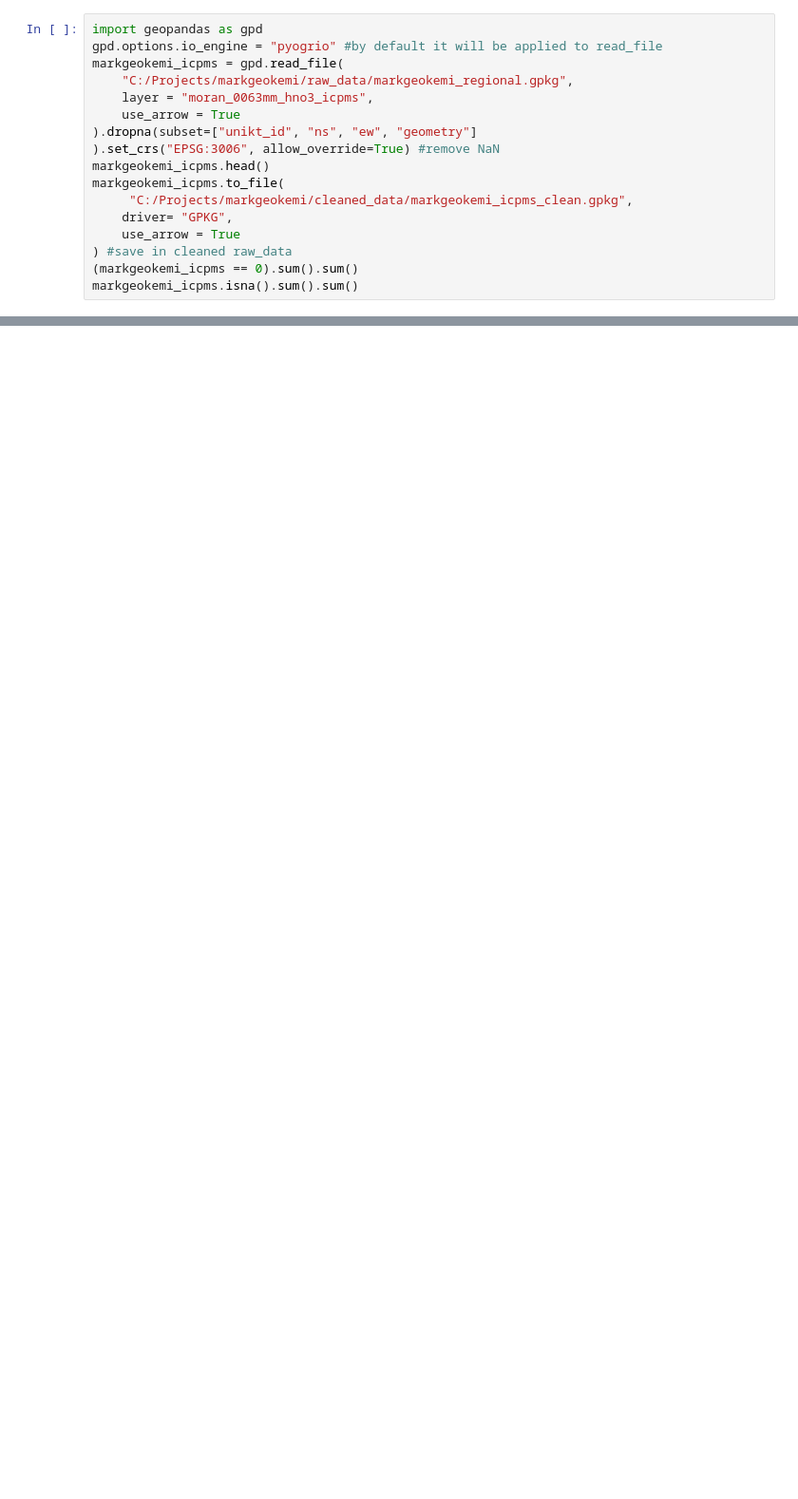
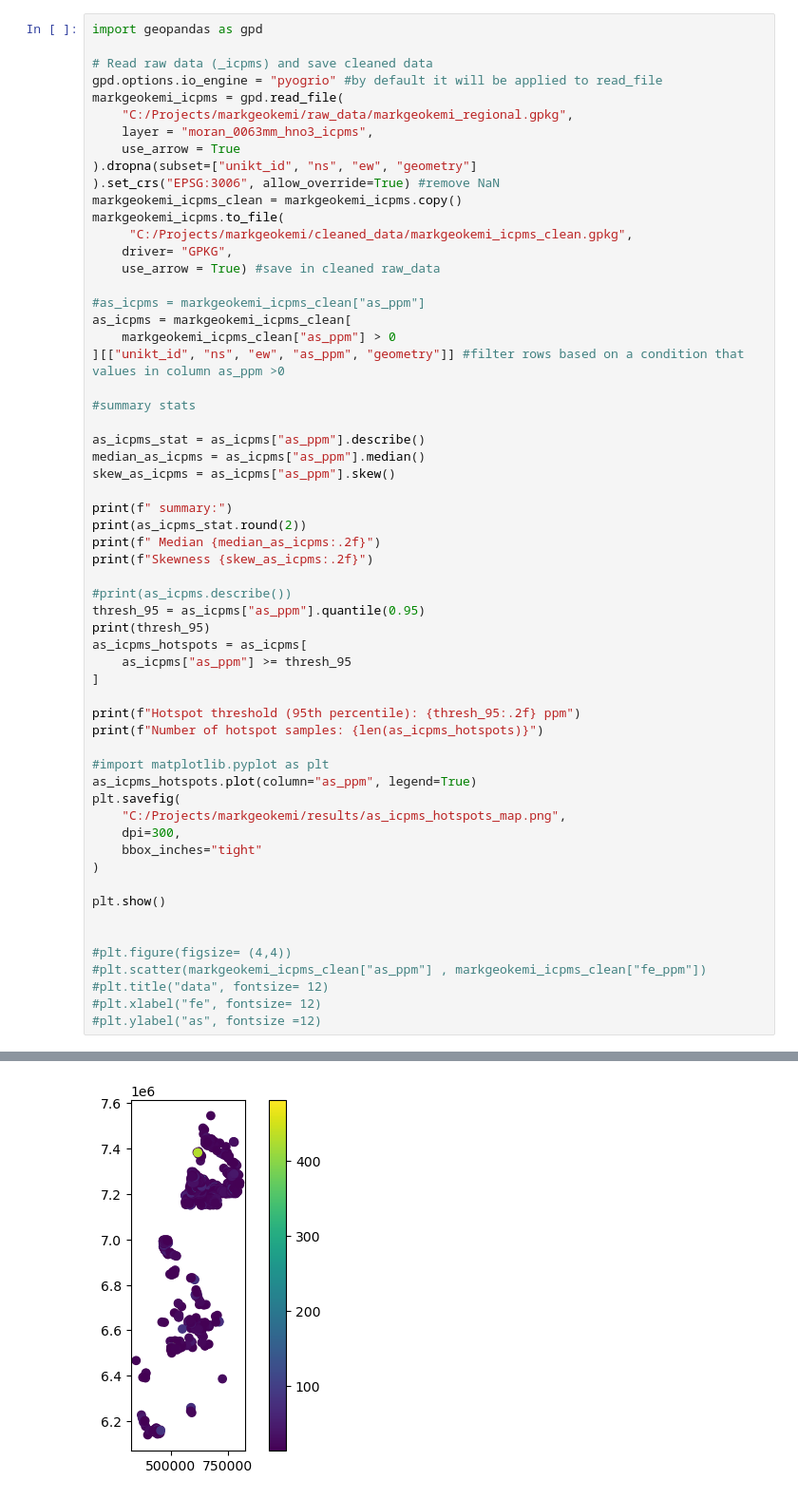
Before and after one commit to M-Tuy/markgeokemi, a Jupyter notebook: notebooks/arsenic_clean.ipynb, the cells around one changed output, grey strips where cells are left out. Shown at 95% size. Drawn from its saved outputs; the diff is of its cells as text; blank space fills up the shorter version.

```diff
--- a/notebooks/arsenic_clean.ipynb
+++ b/notebooks/arsenic_clean.ipynb
@@ -1,5 +1,7 @@
 # %%
 import geopandas as gpd
+
+# Read raw data (_icpms) and save cleaned data
 gpd.options.io_engine = "pyogrio" #by default it will be applied to read_file
 markgeokemi_icpms = gpd.read_file(
     "C:/Projects/markgeokemi/raw_data/markgeokemi_regional.gpkg",
@@ -7,12 +9,52 @@ markgeokemi_icpms = gpd.read_file(
     use_arrow = True
 ).dropna(subset=["unikt_id", "ns", "ew", "geometry"]
 ).set_crs("EPSG:3006", allow_override=True) #remove NaN
-markgeokemi_icpms.head()
+markgeokemi_icpms_clean = markgeokemi_icpms.copy()
 markgeokemi_icpms.to_file(
      "C:/Projects/markgeokemi/cleaned_data/markgeokemi_icpms_clean.gpkg",
     driver= "GPKG",
-    use_arrow = True
-) #save in cleaned raw_data
-(markgeokemi_icpms == 0).sum().sum()
-markgeokemi_icpms.isna().sum().sum()
+    use_arrow = True) #save in cleaned raw_data
+
+#as_icpms = markgeokemi_icpms_clean["as_ppm"]
+as_icpms = markgeokemi_icpms_clean[
+    markgeokemi_icpms_clean["as_ppm"] > 0
+][["unikt_id", "ns", "ew", "as_ppm", "geometry"]] #filter rows based on a condition that values in column as_ppm >0
+
+#summary stats
+
+as_icpms_stat = as_icpms["as_ppm"].describe()
+median_as_icpms = as_icpms["as_ppm"].median()
+skew_as_icpms = as_icpms["as_ppm"].skew()
+
+print(f" summary:")
+print(as_icpms_stat.round(2))
+print(f" Median {median_as_icpms:.2f}")
+print(f"Skewness {skew_as_icpms:.2f}")
+
+#print(as_icpms.describe())
+thresh_95 = as_icpms["as_ppm"].quantile(0.95)
+print(thresh_95)
+as_icpms_hotspots = as_icpms[
+    as_icpms["as_ppm"] >= thresh_95
+]
+
+print(f"Hotspot threshold (95th percentile): {thresh_95:.2f} ppm")
+print(f"Number of hotspot samples: {len(as_icpms_hotspots)}")
+
+#import matplotlib.pyplot as plt
+as_icpms_hotspots.plot(column="as_ppm", legend=True)
+plt.savefig(
+    "C:/Projects/markgeokemi/results/as_icpms_hotspots_map.png",
+    dpi=300,
+    bbox_inches="tight"
+)
+
+plt.show()
+
+
+#plt.figure(figsize= (4,4))
+#plt.scatter(markgeokemi_icpms_clean["as_ppm"] , markgeokemi_icpms_clean["fe_ppm"])
+#plt.title("data", fontsize= 12)
+#plt.xlabel("fe", fontsize= 12)
+#plt.ylabel("as", fontsize =12)
 # %% [output]
@@ -19,0 +76 @@ markgeokemi_icpms.isna().sum().sum()
+[figure, added]
```
Also changed, not shown: parts of 1 cell of this notebook, 4 other files.
